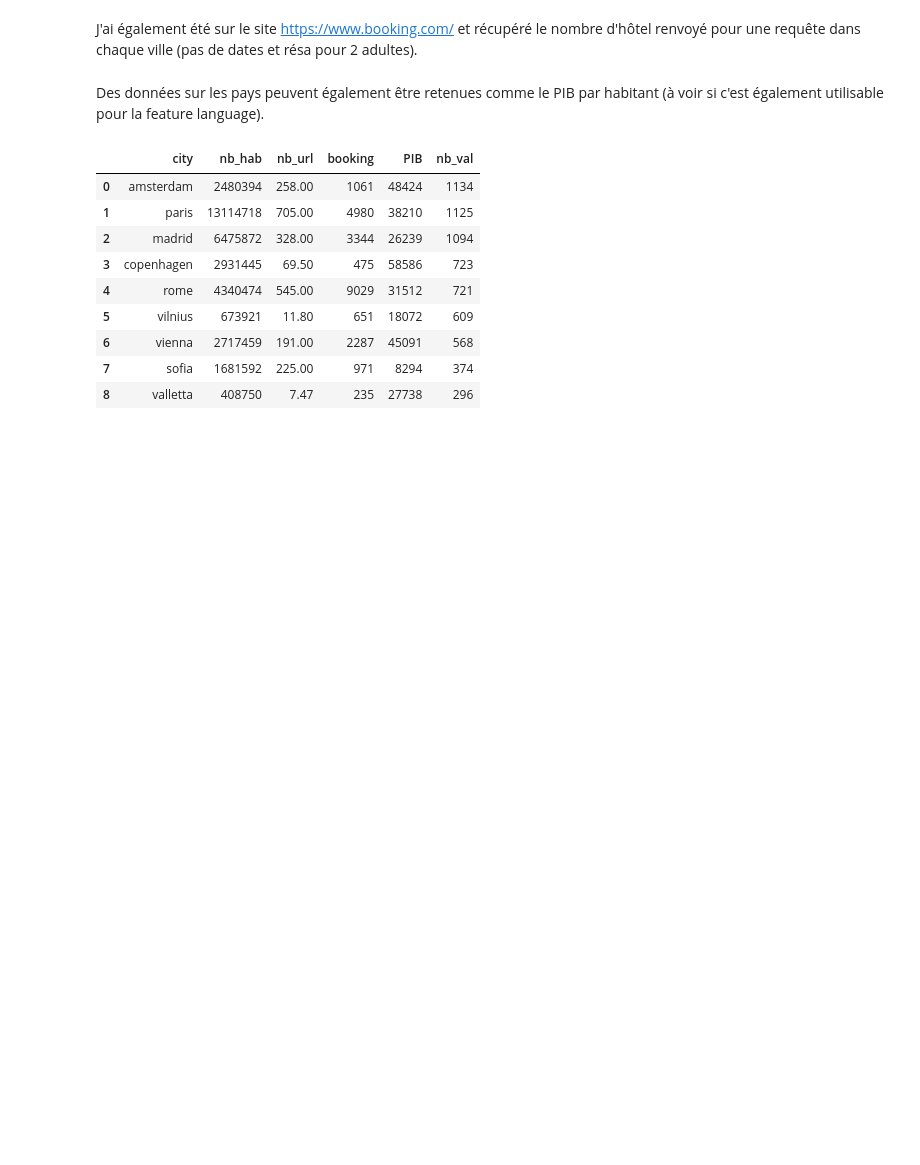
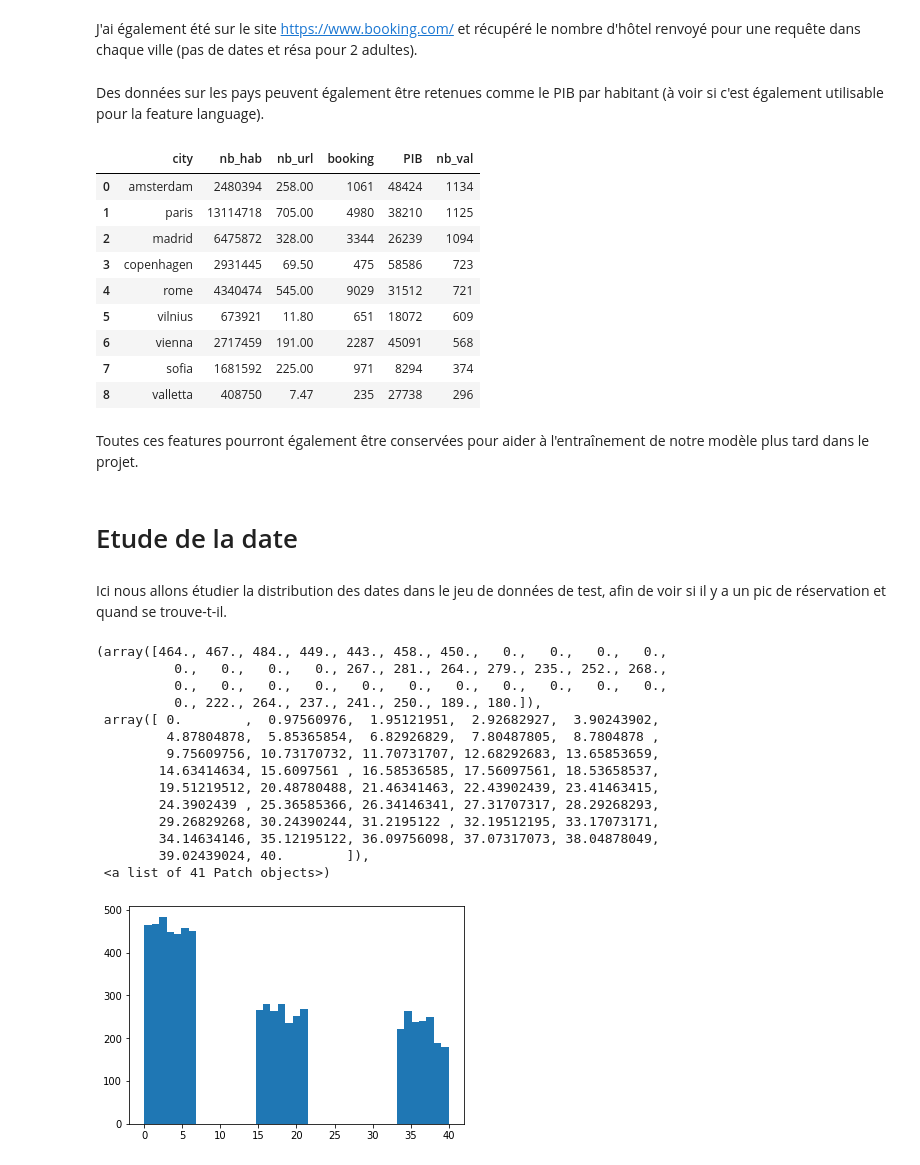
Before and after one commit to RemyLpr/defi_ia, a Jupyter notebook: analyse_explo/test_set_analysis.ipynb, the cells around one changed output. Drawn from its saved outputs; the diff is of its cells as text; code cells hidden in the pictures; blank space fills up the shorter version.

Commit message:
Add files via upload
Début de l'analyse de la distribution des dates

```diff
--- a/analyse_explo/test_set_analysis.ipynb
+++ b/analyse_explo/test_set_analysis.ipynb
@@ -5,7 +13,7 @@ import pandas as pd
 # %% [markdown]
 # Chargement des données
 # %%
-df = pd.read_csv("C:/Users/remyl/Downloads/test_set.csv")
+df = pd.read_csv("test_set.csv")
 # %% [markdown]
 # Prévisualisation
 # %%
@@ -81,3 +89,27 @@ df_city
 | 6 | vienna | 2717459 | 191.00 | 2287 | 45091 | 568 |
 | 7 | sofia | 1681592 | 225.00 | 971 | 8294 | 374 |
 | 8 | valletta | 408750 | 7.47 | 235 | 27738 | 296 |
+# %% [markdown]
+Toutes ces features pourront également être conservées pour aider à l'entraînement de notre modèle plus tard dans le projet.
+# %% [markdown]
+# Etude de la date
+# %% [markdown]
+Ici nous allons étudier la distribution des dates dans le jeu de données de test, afin de voir si il y a un pic de réservation et quand se trouve-t-il.
+# %%
+plt.hist(df["date"], bins= 41)
+# %% [output]
+(array([464., 467., 484., 449., 443., 458., 450.,   0.,   0.,   0.,   0.,
+          0.,   0.,   0.,   0., 267., 281., 264., 279., 235., 252., 268.,
+          0.,   0.,   0.,   0.,   0.,   0.,   0.,   0.,   0.,   0.,   0.,
+          0., 222., 264., 237., 241., 250., 189., 180.]),
+ array([ 0.        ,  0.97560976,  1.95121951,  2.92682927,  3.90243902,
+         4.87804878,  5.85365854,  6.82926829,  7.80487805,  8.7804878 ,
+         9.75609756, 10.73170732, 11.70731707, 12.68292683, 13.65853659,
+        14.63414634, 15.6097561 , 16.58536585, 17.56097561, 18.53658537,
+        19.51219512, 20.48780488, 21.46341463, 22.43902439, 23.41463415,
+        24.3902439 , 25.36585366, 26.34146341, 27.31707317, 28.29268293,
+        29.26829268, 30.24390244, 31.2195122 , 32.19512195, 33.17073171,
+        34.14634146, 35.12195122, 36.09756098, 37.07317073, 38.04878049,
+        39.02439024, 40.        ]),
+ <a list of 41 Patch objects>)
+[figure, added]
```
Also changed, not shown: parts of 5 cells of this notebook.
